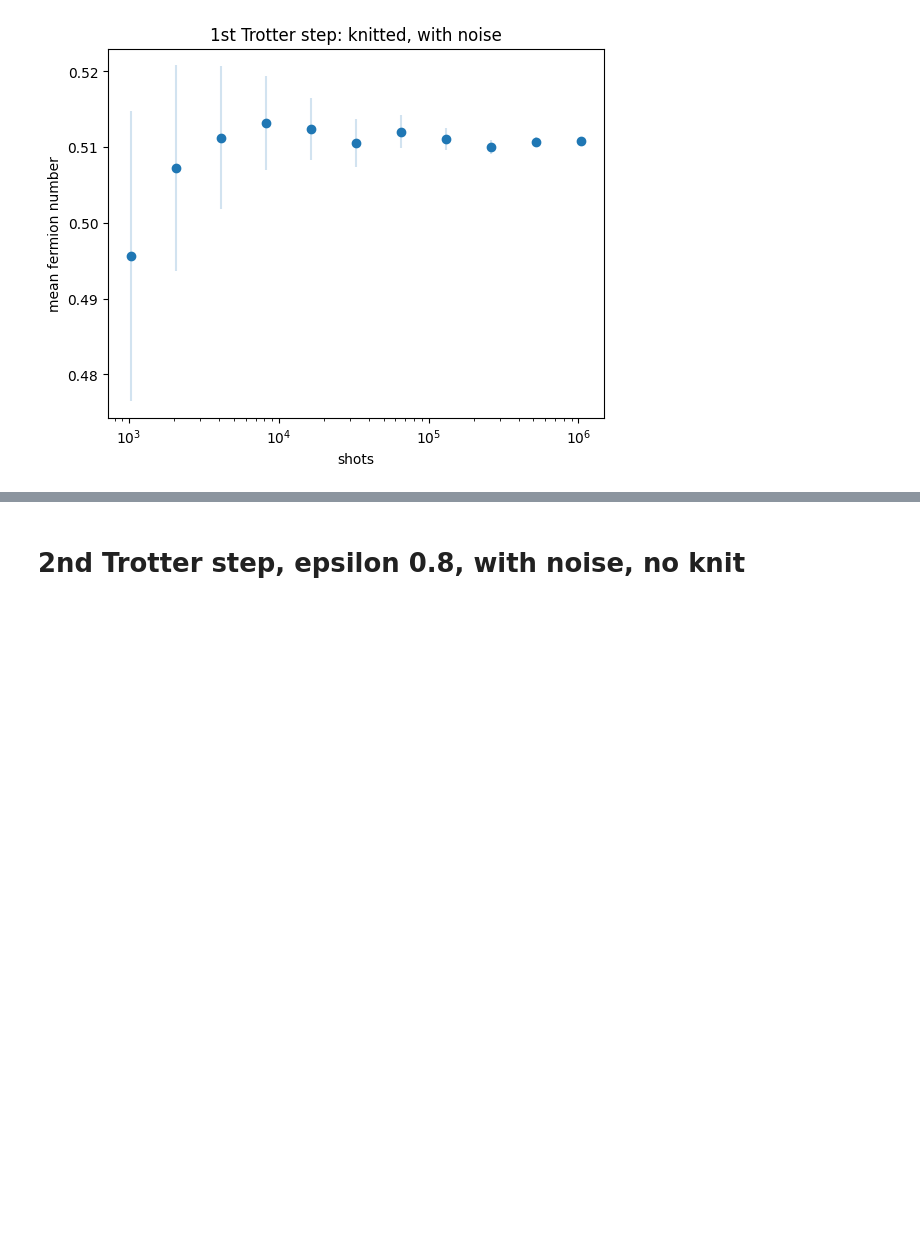
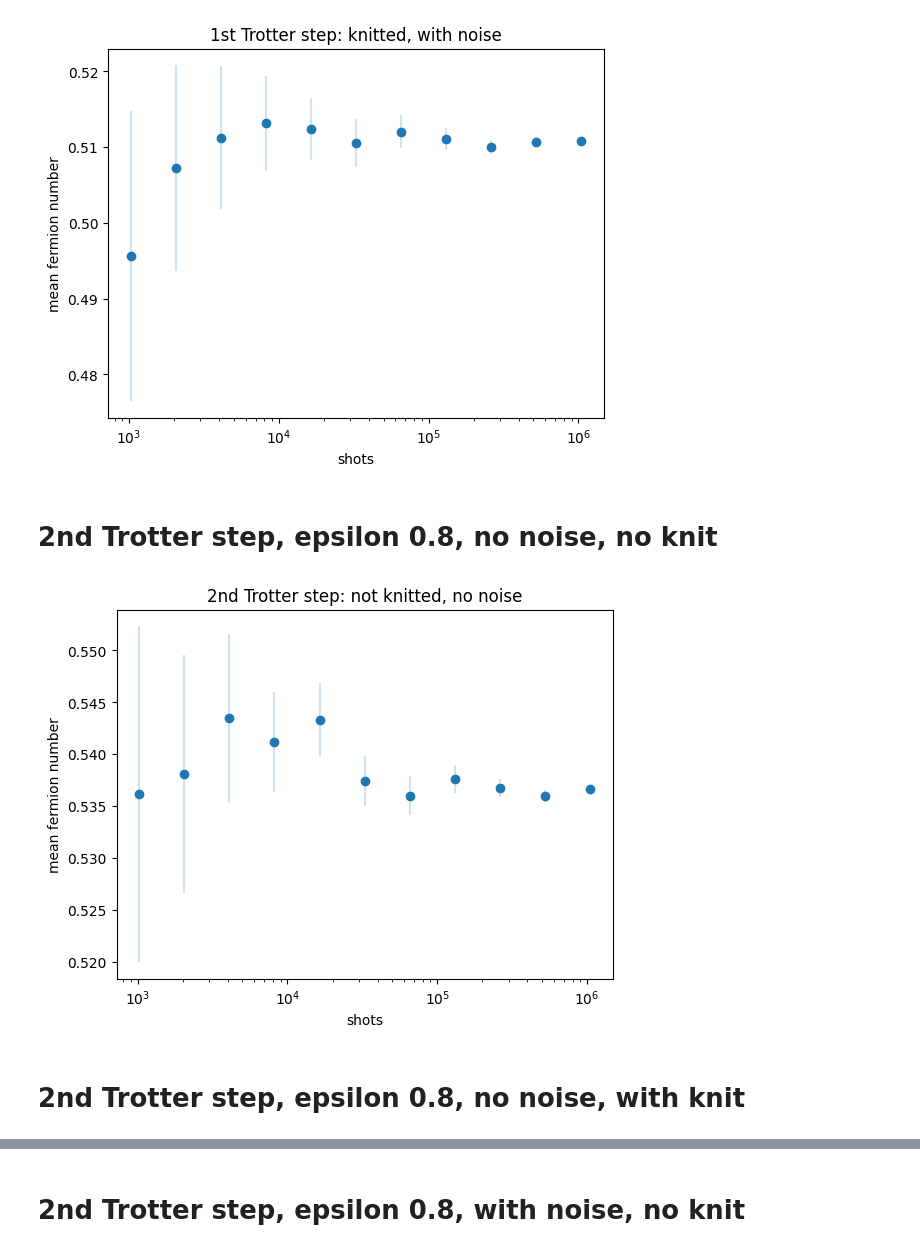
Before and after one commit to petergerrit/circuit_knitting, a Jupyter notebook: plots.ipynb, the cells around one changed output, grey strips where cells are left out. Saved outputs shown, nothing was run; the diff lists cells and outputs as text; code cells hidden in the pictures; blank space fills up the shorter version.

```diff
--- a/plots.ipynb
+++ b/plots.ipynb
@@ -100,3 +101,5 @@ plt.title('1st Trotter step: knitted, with noise')
 plt.show()
 # %% [output]
 [figure]
+# %% [markdown]
+# 2nd Trotter step, epsilon 0.8, no noise, no knit
@@ -102,0 +118,12 @@ plt.show()
+# %%
+plt.scatter(shots_list, ferm_num_step2_epsilon08_no_noise_no_knit)
+plt.errorbar(shots_list, ferm_num_step2_epsilon08_no_noise_no_knit, bs_error_step2_epsilon08_no_noise_no_knit, alpha=0.2, ls='none')
+plt.xscale('log')
+plt.xlabel('shots')
+plt.ylabel('mean fermion number')
+plt.title('2nd Trotter step: not knitted, no noise')
+plt.show()
+# %% [output]
+[figure, added]
+# %% [markdown]
+# 2nd Trotter step, epsilon 0.8, no noise, with knit
```
Also changed, not shown: parts of 22 cells of this notebook, 11 other files.
